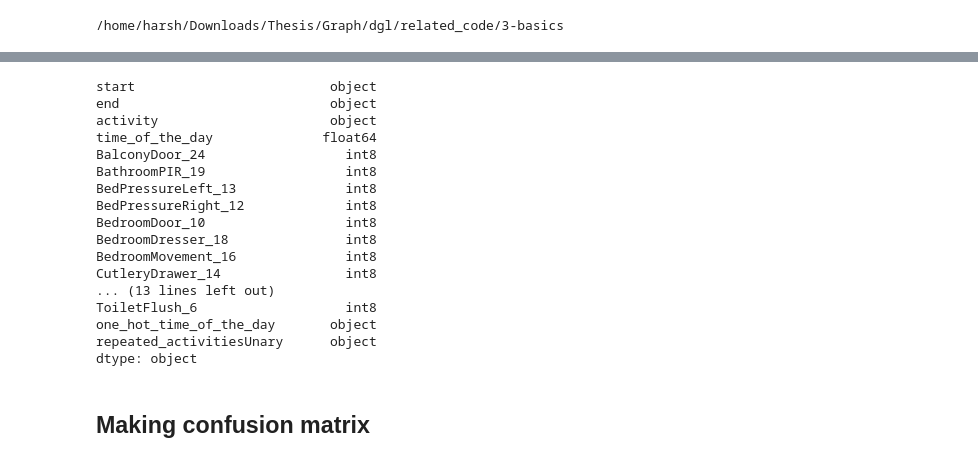
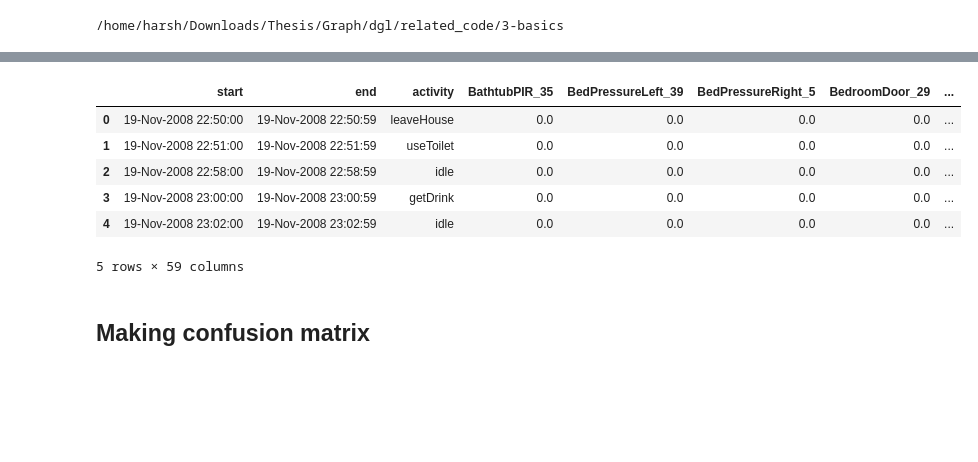
Before and after one commit to harshgrovr/Graphs-Approaches-for-Activity-Recognition-Independent-of-House-Layout, a Jupyter notebook: related_code/3-basics/code.ipynb, the cells around one changed output, grey strips where cells are left out. Drawn from its saved outputs; the diff is of its cells as text; code cells hidden in the pictures; blank space fills up the shorter version.

```diff
--- a/related_code/3-basics/code.ipynb
+++ b/related_code/3-basics/code.ipynb
@@ -495,6 +465,17 @@ truncatedDataframe['one_hot_time_of_the_day'] = final_one_hot_time_of_day
+# %%
+np.array(final_one_hot_time_of_day).shape
+one_hot_time_of_the_day = pd.DataFrame(np.array(final_one_hot_time_of_day), columns=['one_hot_' + str(i) for i in range(np.array(final_one_hot_time_of_day).shape[1])])
+# one_hot_time_of_the_day
+# %%
+
+final_unary_list = pd.DataFrame(final_unary_list, columns=['unary_' + str(i) for i in range(np.array(final_unary_list).shape[1])])
+
+# final_unary_list
+# %%
+final_csv = pd.concat([truncatedDataframe, one_hot_time_of_the_day, final_unary_list], axis =1)
 # %%
 # Shuffling the column to restore the original order
-col = truncatedDataframe.columns.values.tolist()
+col = final_csv.columns.values.tolist()
 
 cols = ['start', 'end', 'activity', 'time_of_the_day']
 
@@ -502,7 +483,6 @@ col = [x for x in col if x not in cols]
 col.insert(0, 'start')
 col.insert(1, 'end')
 col.insert(2, 'activity')
-col.insert(3, 'time_of_the_day')
 
-truncatedDataframe = truncatedDataframe[col]
+final_csv = final_csv[col]
 # %%
@@ -529,23 +494,13 @@ Name: one_hot_time_of_the_day, Length: 2148, dtype: object
-# %%
-truncatedDataframe.dtypes
-# %% [output]
-start                         object
-end                           object
-activity                      object
-time_of_the_day              float64
-BalconyDoor_24                  int8
-BathroomPIR_19                  int8
-BedPressureLeft_13              int8
-BedPressureRight_12             int8
-BedroomDoor_10                  int8
-BedroomDresser_18               int8
-BedroomMovement_16              int8
-CutleryDrawer_14                int8
-... (13 lines left out)
-ToiletFlush_6                   int8
-one_hot_time_of_the_day       object
-repeated_activitiesUnary      object
-dtype: object
+# %%
+final_csv.head()
+# %% [output]
+|  | start | end | activity | BathtubPIR_35 | BedPressureLeft_39 | BedPressureRight_5 | BedroomDoor_29 | ... |
+| 0 | 19-Nov-2008 22:50:00 | 19-Nov-2008 22:50:59 | leaveHouse | 0.0 | 0.0 | 0.0 | 0.0 | ... |
+| 1 | 19-Nov-2008 22:51:00 | 19-Nov-2008 22:51:59 | useToilet | 0.0 | 0.0 | 0.0 | 0.0 | ... |
+| 2 | 19-Nov-2008 22:58:00 | 19-Nov-2008 22:58:59 | idle | 0.0 | 0.0 | 0.0 | 0.0 | ... |
+| 3 | 19-Nov-2008 23:00:00 | 19-Nov-2008 23:00:59 | getDrink | 0.0 | 0.0 | 0.0 | 0.0 | ... |
+| 4 | 19-Nov-2008 23:02:00 | 19-Nov-2008 23:02:59 | idle | 0.0 | 0.0 | 0.0 | 0.0 | ... |
+5 rows × 59 columns
 # %% [markdown]
 ## Making confusion matrix
 # %%
```
Also changed, not shown: parts of 36 cells of this notebook, 5 other files.
